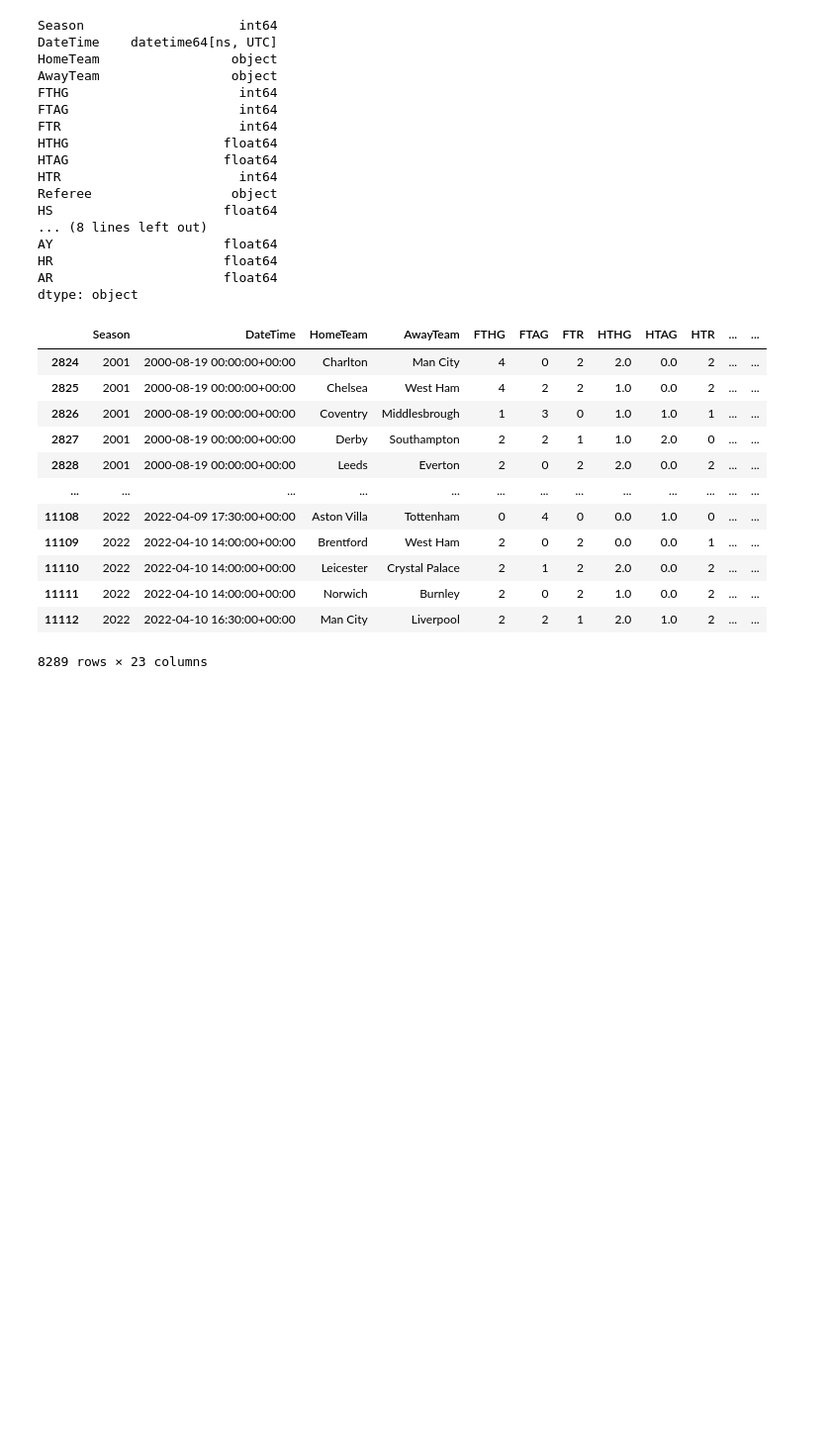
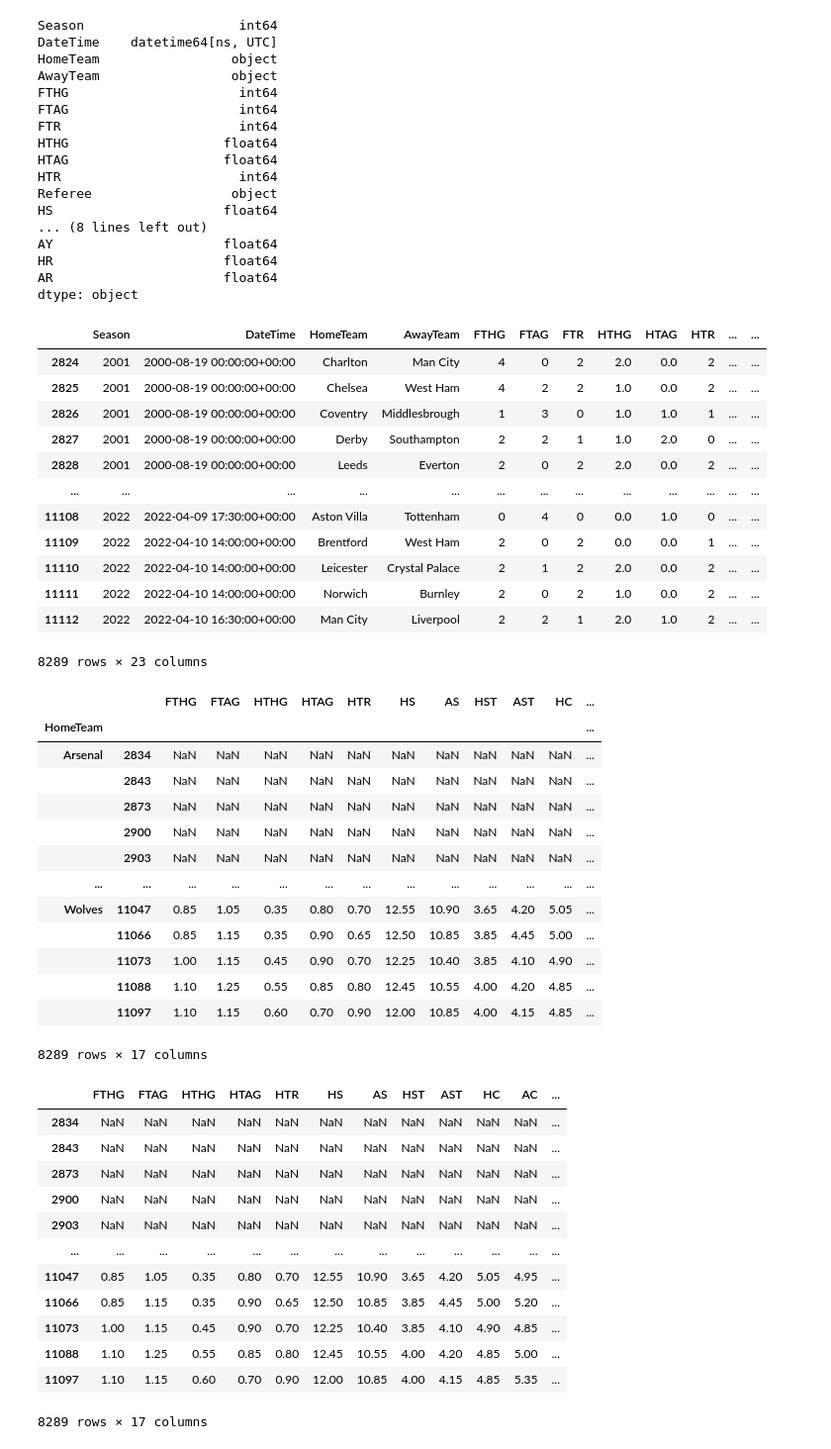
Before and after one commit to shanedsz/Sports-Betting-ML-Model, a Jupyter notebook: Data Cleaning Notebooks/epl_match_data.ipynb, the cells around one changed output. Shown: that part at 99% size. Saved outputs shown, nothing was run; the diff lists cells and outputs as text; code cells hidden in the pictures; blank space fills up the shorter version.

```diff
--- a/Data Cleaning Notebooks/epl_match_data.ipynb
+++ b/Data Cleaning Notebooks/epl_match_data.ipynb
@@ -217,3 +217,37 @@ dtype: object
 | 11111 | 2022 | 2022-04-10 14:00:00+00:00 | Norwich | Burnley | 2 | 0 | 2 | 1.0 | 0.0 | 2 | ... | ... |
 | 11112 | 2022 | 2022-04-10 16:30:00+00:00 | Man City | Liverpool | 2 | 2 | 1 | 2.0 | 1.0 | 2 | ... | ... |
 8289 rows × 23 columns
+# %%
+df_epl_grouped = df_epl.groupby(by ='HomeTeam', as_index= True).rolling(window = 20).mean()
+df_epl_grouped = df_epl_grouped.drop(columns =['FTR','Season'])
+display(df_epl_grouped)
+df_epl_grouped = df_epl_grouped.droplevel('HomeTeam')
+display(df_epl_grouped)
+# %% [output]
+|  |  | FTHG | FTAG | HTHG | HTAG | HTR | HS | AS | HST | AST | HC | ... |
+| HomeTeam |  |  |  |  |  |  |  |  |  |  |  | ... |
+| Arsenal | 2834 | NaN | NaN | NaN | NaN | NaN | NaN | NaN | NaN | NaN | NaN | ... |
+|  | 2843 | NaN | NaN | NaN | NaN | NaN | NaN | NaN | NaN | NaN | NaN | ... |
+|  | 2873 | NaN | NaN | NaN | NaN | NaN | NaN | NaN | NaN | NaN | NaN | ... |
+|  | 2900 | NaN | NaN | NaN | NaN | NaN | NaN | NaN | NaN | NaN | NaN | ... |
+|  | 2903 | NaN | NaN | NaN | NaN | NaN | NaN | NaN | NaN | NaN | NaN | ... |
+| ... | ... | ... | ... | ... | ... | ... | ... | ... | ... | ... | ... | ... |
+| Wolves | 11047 | 0.85 | 1.05 | 0.35 | 0.80 | 0.70 | 12.55 | 10.90 | 3.65 | 4.20 | 5.05 | ... |
+|  | 11066 | 0.85 | 1.15 | 0.35 | 0.90 | 0.65 | 12.50 | 10.85 | 3.85 | 4.45 | 5.00 | ... |
+|  | 11073 | 1.00 | 1.15 | 0.45 | 0.90 | 0.70 | 12.25 | 10.40 | 3.85 | 4.10 | 4.90 | ... |
+|  | 11088 | 1.10 | 1.25 | 0.55 | 0.85 | 0.80 | 12.45 | 10.55 | 4.00 | 4.20 | 4.85 | ... |
+|  | 11097 | 1.10 | 1.15 | 0.60 | 0.70 | 0.90 | 12.00 | 10.85 | 4.00 | 4.15 | 4.85 | ... |
+8289 rows × 17 columns
+|  | FTHG | FTAG | HTHG | HTAG | HTR | HS | AS | HST | AST | HC | AC | ... |
+| 2834 | NaN | NaN | NaN | NaN | NaN | NaN | NaN | NaN | NaN | NaN | NaN | ... |
+| 2843 | NaN | NaN | NaN | NaN | NaN | NaN | NaN | NaN | NaN | NaN | NaN | ... |
+| 2873 | NaN | NaN | NaN | NaN | NaN | NaN | NaN | NaN | NaN | NaN | NaN | ... |
+| 2900 | NaN | NaN | NaN | NaN | NaN | NaN | NaN | NaN | NaN | NaN | NaN | ... |
+| 2903 | NaN | NaN | NaN | NaN | NaN | NaN | NaN | NaN | NaN | NaN | NaN | ... |
+| ... | ... | ... | ... | ... | ... | ... | ... | ... | ... | ... | ... | ... |
+| 11047 | 0.85 | 1.05 | 0.35 | 0.80 | 0.70 | 12.55 | 10.90 | 3.65 | 4.20 | 5.05 | 4.95 | ... |
+| 11066 | 0.85 | 1.15 | 0.35 | 0.90 | 0.65 | 12.50 | 10.85 | 3.85 | 4.45 | 5.00 | 5.20 | ... |
+| 11073 | 1.00 | 1.15 | 0.45 | 0.90 | 0.70 | 12.25 | 10.40 | 3.85 | 4.10 | 4.90 | 4.85 | ... |
+| 11088 | 1.10 | 1.25 | 0.55 | 0.85 | 0.80 | 12.45 | 10.55 | 4.00 | 4.20 | 4.85 | 5.00 | ... |
+| 11097 | 1.10 | 1.15 | 0.60 | 0.70 | 0.90 | 12.00 | 10.85 | 4.00 | 4.15 | 4.85 | 5.35 | ... |
+8289 rows × 17 columns
```
Also changed, not shown: parts of 8 cells of this notebook, 2 other files.
